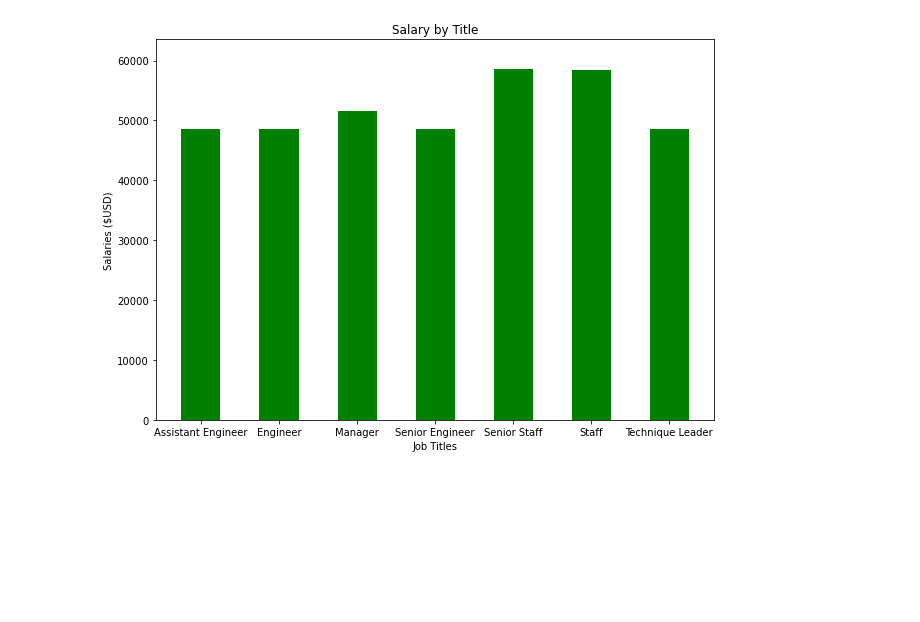
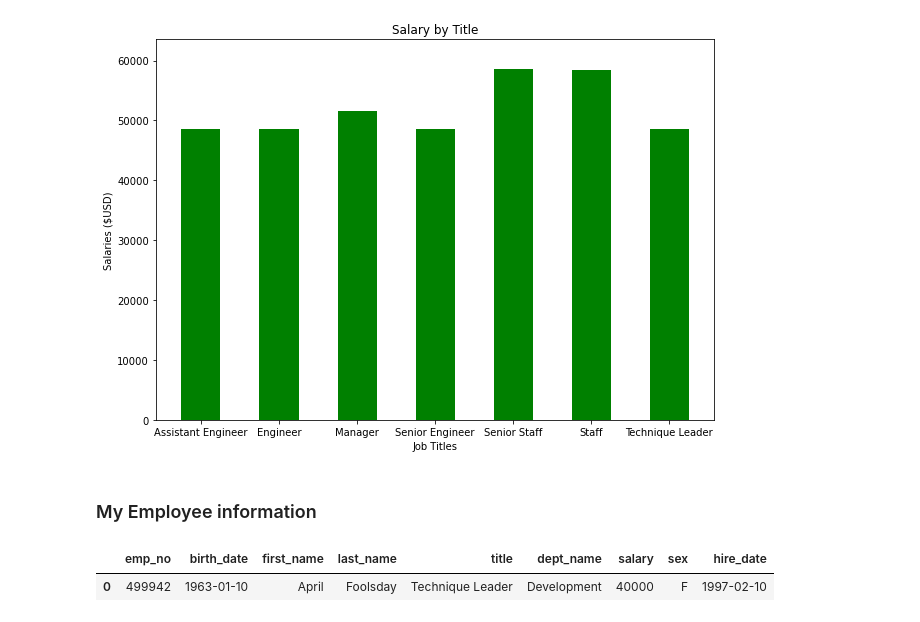
Before and after one commit to gucaselo/sql, a Jupyter notebook: Employees.ipynb, the cells around one changed output. Saved outputs shown, nothing was run; the diff lists cells and outputs as text; code cells hidden in the pictures; blank space fills up the shorter version.

```diff
--- a/Employees.ipynb
+++ b/Employees.ipynb
@@ -85,3 +85,16 @@ plt.ylabel('Salaries ($USD)')
 plt.savefig('plots/BarPlot_SalariesByTitle.png', bbox_inches='tight')
 # %% [output]
 [figure]
+# %% [markdown]
+### My Employee information
+# %%
+my_employeeid = pd.read_sql("SELECT e.emp_no, e.birth_date, e.first_name, e.last_name, t.title, d.dept_name, s.salary, e.sex, e.hire_date \
+                             FROM employees AS e INNER JOIN salaries AS s ON e.emp_no = s.emp_no \
+                             INNER JOIN Titles AS t ON t.title_id = e.emp_title_id \
+                             INNER JOIN Dept_Employees AS de ON e.emp_no = de.emp_no \
+                             INNER JOIN Departments AS d ON de.dept_no = d.dept_no \
+                             WHERE e.emp_no = 499942", conn)
+my_employeeid
+# %% [output]
+|  | emp_no | birth_date | first_name | last_name | title | dept_name | salary | sex | hire_date |
+| 0 | 499942 | 1963-01-10 | April | Foolsday | Technique Leader | Development | 40000 | F | 1997-02-10 |
```
Also changed, not shown: parts of 1 cell of this notebook, 1 other file.
